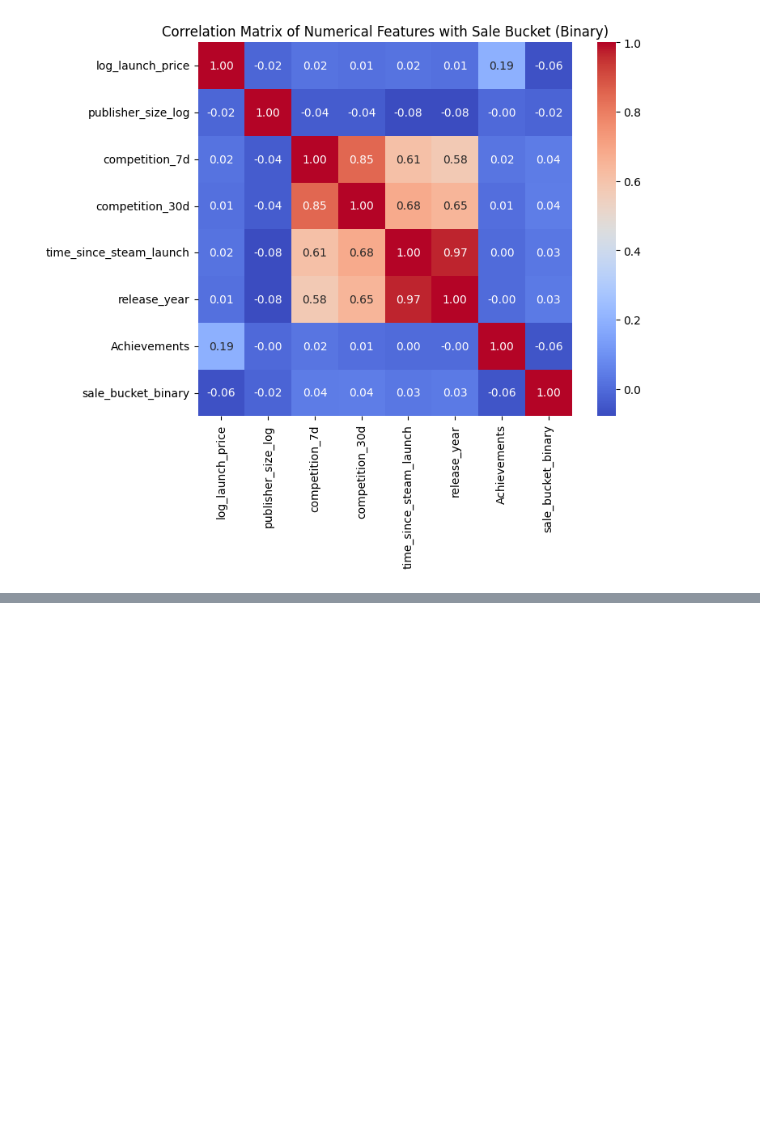
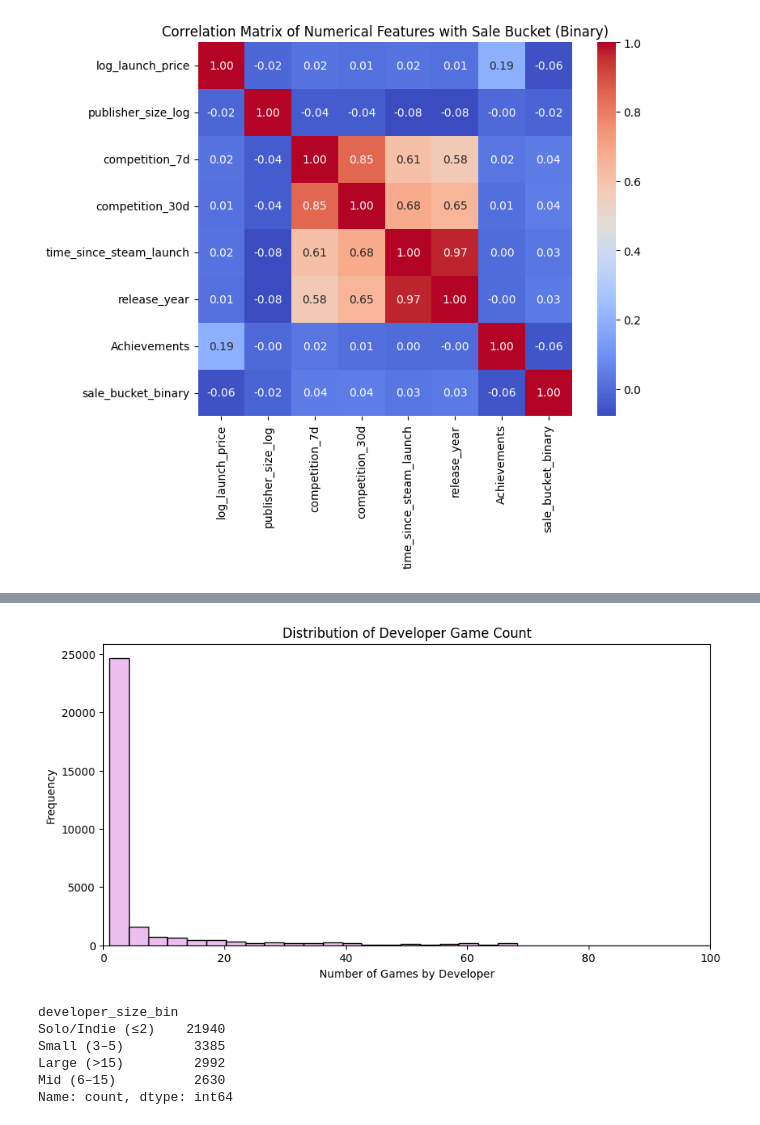
Before and after one commit to faraz1272/steam-discount-forecast, a Jupyter notebook: notebooks/model_building_experimentation.ipynb, the cells around one changed output, grey strips where cells are left out. Saved outputs shown, nothing was run; the diff lists cells and outputs as text; code cells hidden in the pictures; blank space fills up the shorter version.

```diff
--- a/notebooks/model_building_experimentation.ipynb
+++ b/notebooks/model_building_experimentation.ipynb
@@ -2270,0 +2291,3 @@ plt.show()
+# %%
+df_old = pd.read_csv("/Users/farazahmed/Documents/GitHub/steam-discount-forecast/model_data/steam_games_updated.csv")
+df_old.info()
@@ -2270,0 +2381,29 @@ plt.show()
+# %%
+import numpy as np
+import pandas as pd
+
+# --- Drop publisher_game_count (redundant with publisher_size_log) ---
+if "publisher_game_count" in df_model.columns:
+    df_model = df_model.drop(columns=["publisher_game_count"])
+
+# --- Create developer_size_log (parallel to publisher_size_log) ---
+if "Developers" in df_model.columns:
+    dev_count = df_model["Developers"].value_counts().to_dict()
+    df_model["developer_game_count"] = df_model["Developers"].map(dev_count)
+    df_model["developer_size_log"] = np.log1p(df_model["developer_game_count"])
+
+# --- Check correlations among the size metrics ---
+size_corr = df_model[["publisher_size_log", "developer_size_log"]].corr()
+print("Correlation between publisher and developer sizes:")
+print(size_corr)
+
+# --- Optional sanity check for redundancy ---
+corr_threshold = 0.95
+high_corr = size_corr.loc["publisher_size_log", "developer_size_log"]
+if abs(high_corr) > corr_threshold:
+    print(f"\n⚠️ Warning: publisher_size_log and developer_size_log are highly correlated ({high_corr:.2f})")
+else:
+    print(f"\n✅ Correlation is acceptable ({high_corr:.2f})")
+
+# --- Clean final feature list ---
+print(f"\nFinal df_model shape after cleanup: {df_model.shape}")
@@ -2270,0 +2439,36 @@ plt.show()
+# %%
+# distribution of "developer_game_count" column
+
+plt.figure(figsize=(10,5))
+sns.histplot(df_model['developer_game_count'], bins=50, color='#E6A9EC')
+plt.title('Distribution of Developer Game Count')
+plt.xlabel('Number of Games by Developer')
+plt.ylabel('Frequency')
+plt.xlim(0, 100)  # focus on bulk of distribution
+plt.show()
+# %% [output]
+[figure, added]
+# %%
+import pandas as pd
+import numpy as np
+
+# Use your existing developer_game_count column
+bins = [0, 2, 5, 15, float("inf")]
+labels = ["Solo/Indie (≤2)", "Small (3–5)", "Mid (6–15)", "Large (>15)"]
+
+df_model["developer_size_bin"] = pd.cut(
+    df_model["developer_game_count"],
+    bins=bins,
+    labels=labels,
+    include_lowest=True
+)
+
+# Optional: check the distribution
+print(df_model["developer_size_bin"].value_counts(dropna=False))
+# %% [output]
+developer_size_bin
+Solo/Indie (≤2)    21940
+Small (3–5)         3385
+Large (>15)         2992
+Mid (6–15)          2630
+Name: count, dtype: int64
```
Also changed, not shown: parts of 17 cells of this notebook.
